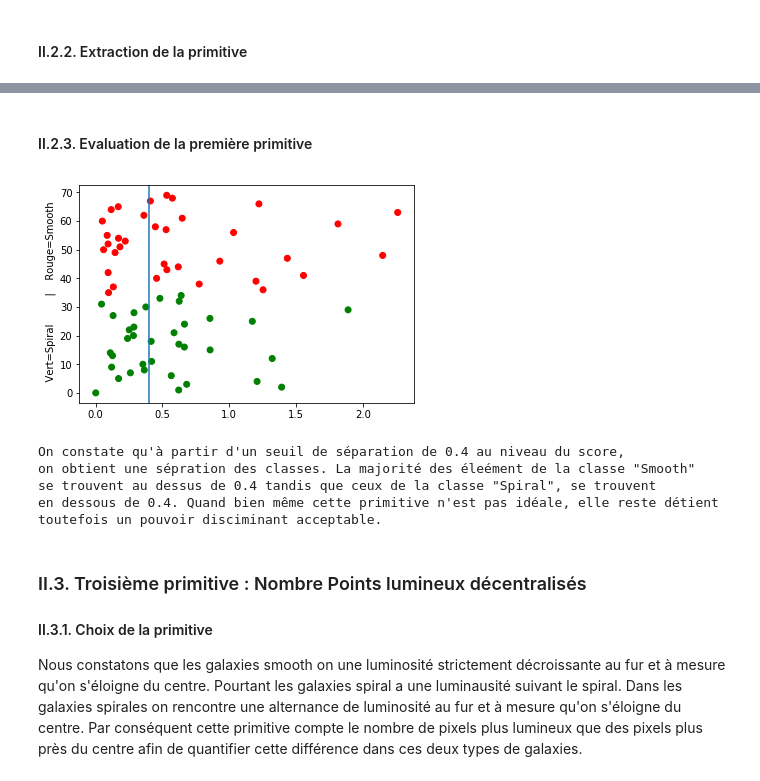
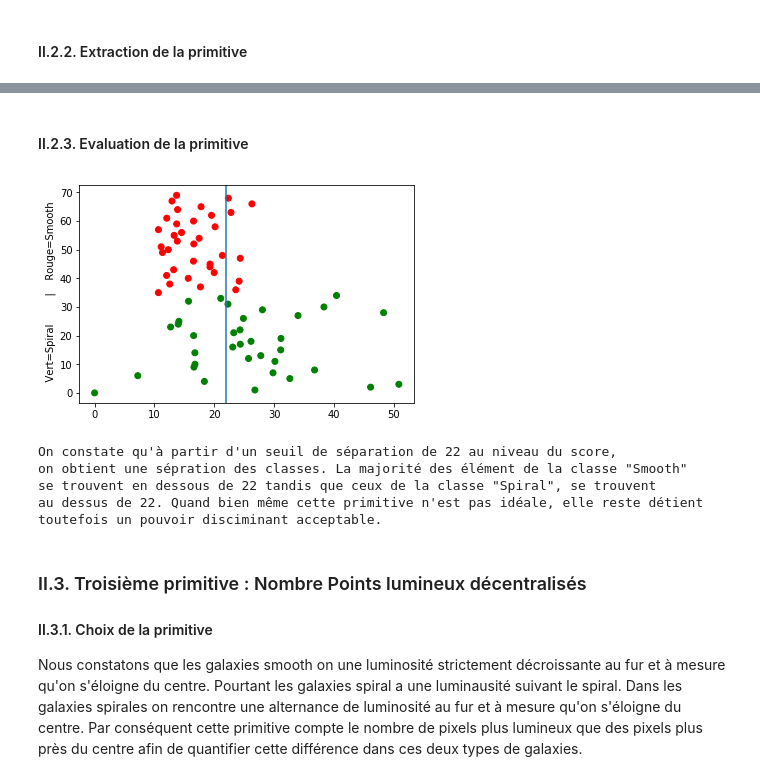
Before and after one commit to uvsq21501832/GIT_DEPOT_GTI770_TP01, a Jupyter notebook: TP01.ipynb, the cells around one changed output, grey strips where cells are left out. Drawn from its saved outputs; the diff is of its cells as text; code cells hidden in the pictures.

Commit message:
Merging primitive extractions

```diff
--- a/TP01.ipynb
+++ b/TP01.ipynb
@@ -24,6 +24,8 @@ csvFile = open("Dataset_GTI770\csv\GTI770_label_data_set.csv", "r")
 #Definition de la matrice pour charger les 100 images (50 pour chacun des deux classes (smooth, spiral))
 # Toutes les images de dataset sont de format (424, 424,3)
 X = np.zeros((100, 424, 424,3))
+X_grayscale = np.zeros((100, 424, 424))
+
 #Y = np.array((100,10), dtype=object)
 Y = np.zeros(100, dtype='object')
 nombre_img_smooth = 0
@@ -48,6 +50,7 @@ for i in csvFile :
         img = cv2.imread(imagePath)
         #Ranger l'image dans la matrice
         X[count] = img
+        X_grayscale[count] = cv2.imread(imagePath, 0)
         Y[count] = classe
         nombre_img_smooth+=1
         count += 1
@@ -62,6 +65,7 @@ for i in csvFile :
         img = cv2.imread(imagePath)
         #Ranger l'image dans la matrice
         X[count] = img
+        X_grayscale[count] = cv2.imread(imagePath, 0)
         Y[count] = classe
         nombre_img_spiral+=1
         count += 1
@@ -132,17 +136,22 @@ img_spiral_train_sample_ids = random.sample(list(img_spiral_ids),35)
 img_smooth_train_sample_ids = random.sample(list(img_smooth_ids),35)
 # construction du X_train et Y_train de 70 images
 X_train = np.zeros((70, 424, 424,3))
+X_train_grayscale = np.zeros((70, 424, 424))
+
 Y_train = np.zeros(70, dtype='object')
+
 train_data_index = 0
 for i in img_spiral_train_sample_ids :
     i = int(i)
     X_train[train_data_index] = X[i]
+    X_train_grayscale[train_data_index] = X_grayscale[i]
     Y_train[train_data_index] = Y[i]
     train_data_index+=1
     #print(""+Y[i]+""+str(train_data_index))
 for i in img_smooth_train_sample_ids :
     i = int(i)
     X_train[train_data_index] = X[i]
+    X_train_grayscale[train_data_index] = X_grayscale[i]
     Y_train[train_data_index] = Y[i]
     train_data_index+=1
     #print(""+Y[i]+""+str(train_data_index))
@@ -194,6 +203,17 @@ def cropper_centre(img, nouveauX, nouveauY):
     finY = int(milieuY + nouveauY/2)
     img = img[debutX:finX, debutY:finY, :]
     return img
+
+def cropper_centre_grayscale(img, nouveauX, nouveauY):
+    milieuX = img.shape[0]/2
+    debutX = int(milieuX - nouveauX/2)
+    finX = int(milieuX + nouveauX/2)
+    milieuY = img.shape[1]/2
+    debutY = int(milieuY - nouveauY/2)
+    finY = int(milieuY + nouveauY/2)
+    img = img[debutX:finX, debutY:finY]
+    return img
+
 #Teste de notre fonction avec une image, 100259.jpg
 #imagePath = 'Dataset_GTI770\images_training/100259.jpg'
 #img = cv2.imread(imagePath)
@@ -216,10 +236,8 @@ for i in X_train:
 # Definition X_train_crop_grayscale qui contient les images crooppé en GrayScale
 X_Train_crop_grayScale = np.zeros((70, 100, 100))
 X_train_crop_index = 0
-for i in X_train_crop :
-    img = X_train_crop[X_train_crop_index]
-    img=img.astype(np.float32)
-    X_Train_crop_grayScale [X_train_crop_index] = cv2.cvtColor(img , cv2.COLOR_BGR2GRAY)
+for i in X_train_grayscale :
+    X_Train_crop_grayScale[X_train_crop_index] = cropper_centre_grayscale(X_train_grayscale[X_train_crop_index], 100, 100)
     X_train_crop_index+=1
 
 print("Cellule executée avec succès")
@@ -465,28 +462,28 @@ détecter cette classe.
 # %% [markdown]
-#### II.2.3. Evaluation de la première primitive
+#### II.2.3. Evaluation de la primitive
 # %%
-from matplotlib.colors import ListedColormap
 
-colors = np.zeros(len(X_Train_crop_grayScale), dtype = "uint8")
-for index,img in enumerate(X_Train_crop_grayScale) :
+colors = np.zeros(len(X_train_crop), dtype = "uint8")
+
+for index,img in enumerate(X_train_crop) :
     colors[index] = 0 if index < 35 else 1
 
 graph = plt.scatter(scores, range(len(scores)), c=colors, cmap=ListedColormap(['green','red']))
-plt.axvline(x=0.4)
+plt.axvline(x=treshold)
 plt.ylabel("    Vert=Spiral         |    Rouge=Smooth  ")
 plt.show()
 
-print("On constate qu'à partir d'un seuil de séparation de 0.4 au niveau du score,\n"+
-      "on obtient une sépration des classes. La majorité des éleément de la classe \"Smooth\"\n"+
-      "se trouvent au dessus de 0.4 tandis que ceux de la classe \"Spiral\", se trouvent\n"+
-      "en dessous de 0.4. Quand bien même cette primitive n'est pas idéale, elle reste détient\n"+
+print("On constate qu'à partir d'un seuil de séparation de " + str(treshold) + " au niveau du score,\n"+
+      "on obtient une sépration des classes. La majorité des élément de la classe \"Smooth\"\n"+
+      "se trouvent en dessous de " + str(treshold) + " tandis que ceux de la classe \"Spiral\", se trouvent\n"+
+      "au dessus de " + str(treshold) + ". Quand bien même cette primitive n'est pas idéale, elle reste détient\n"+
       "toutefois un pouvoir disciminant acceptable.")
 # %% [output]
-[figure, old version]
+[figure, new version]
-On constate qu'à partir d'un seuil de séparation de 0.4 au niveau du score,
-on obtient une sépration des classes. La majorité des éleément de la classe "Smooth"
-se trouvent au dessus de 0.4 tandis que ceux de la classe "Spiral", se trouvent
-en dessous de 0.4. Quand bien même cette primitive n'est pas idéale, elle reste détient
+On constate qu'à partir d'un seuil de séparation de 22 au niveau du score,
+on obtient une sépration des classes. La majorité des élément de la classe "Smooth"
+se trouvent en dessous de 22 tandis que ceux de la classe "Spiral", se trouvent
+au dessus de 22. Quand bien même cette primitive n'est pas idéale, elle reste détient
 toutefois un pouvoir disciminant acceptable.
 # %% [markdown]
 ### II.3. Troisième primitive : Nombre Points lumineux décentralisés
```
Also changed, not shown: parts of 10 cells of this notebook.
